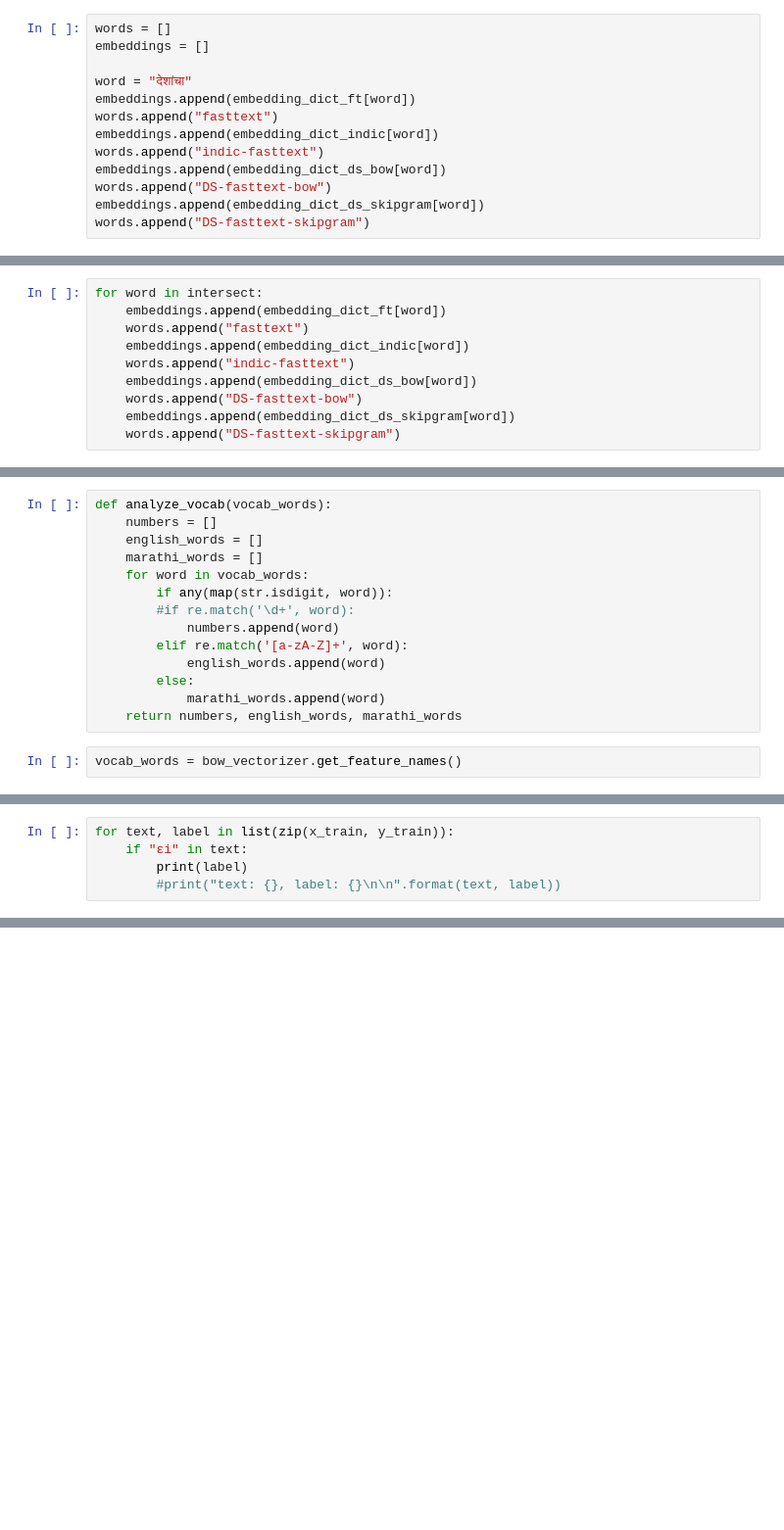
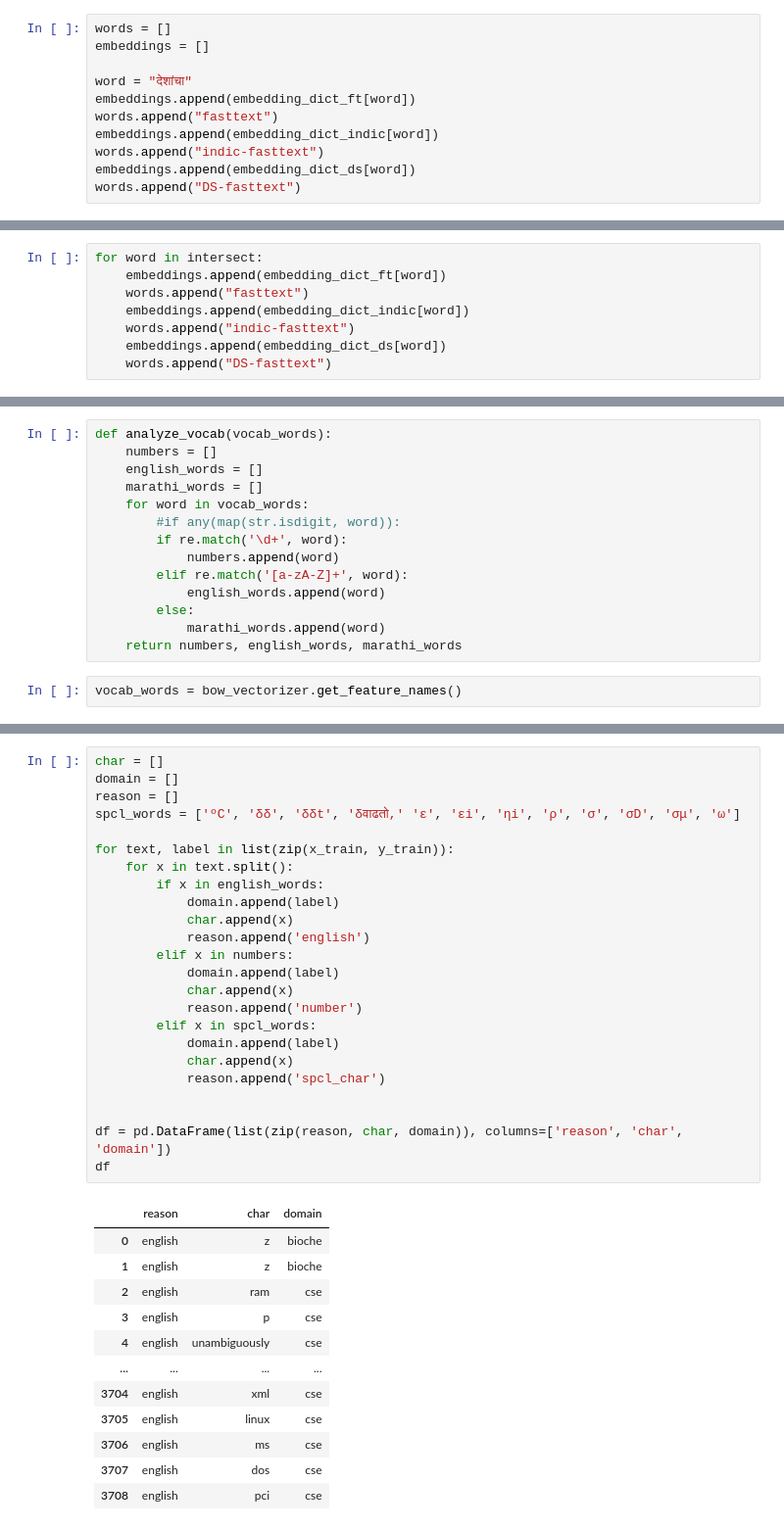
Before and after one commit to athrvkk/ICON-2020-TechDoFication, a Jupyter notebook: domain-adaptive-embeddings/analyze-embeddings.ipynb, the cells around one changed output, grey strips where cells are left out. Shown at 98% size. Saved outputs shown, nothing was run; the diff lists cells and outputs as text; blank space fills up the shorter version.

```diff
--- a/domain-adaptive-embeddings/analyze-embeddings.ipynb
+++ b/domain-adaptive-embeddings/analyze-embeddings.ipynb
@@ -250,7 +289,5 @@ embeddings.append(embedding_dict_ft[word])
 words.append("fasttext")
 embeddings.append(embedding_dict_indic[word])
 words.append("indic-fasttext")
-embeddings.append(embedding_dict_ds_bow[word])
-words.append("DS-fasttext-bow")
-embeddings.append(embedding_dict_ds_skipgram[word])
-words.append("DS-fasttext-skipgram")
+embeddings.append(embedding_dict_ds[word])
+words.append("DS-fasttext")
@@ -260,8 +303,6 @@ for word in intersect:
     words.append("fasttext")
     embeddings.append(embedding_dict_indic[word])
     words.append("indic-fasttext")
-    embeddings.append(embedding_dict_ds_bow[word])
-    words.append("DS-fasttext-bow")
-    embeddings.append(embedding_dict_ds_skipgram[word])
-    words.append("DS-fasttext-skipgram")
+    embeddings.append(embedding_dict_ds[word])
+    words.append("DS-fasttext")
 # %%
@@ -276,8 +317,8 @@ def analyze_vocab(vocab_words):
     english_words = []
     marathi_words = []
     for word in vocab_words:
-        if any(map(str.isdigit, word)):
-        #if re.match('\d+', word):
+        #if any(map(str.isdigit, word)):
+        if re.match('\d+', word):
             numbers.append(word)
         elif re.match('[a-zA-Z]+', word):
             english_words.append(word)
@@ -392,5 +340,0 @@ marathi_words[:30]
-# %%
-for text, label in list(zip(x_train, y_train)):
-    if "εi" in text:
-        print(label)
-        #print("text: {}, label: {}\n\n".format(text, label))
@@ -402,0 +353,37 @@ com_tech
+# %%
+char = []
+domain = []
+reason = []
+spcl_words = ['ºC', 'δδ', 'δδt', 'δवाढतो,' 'ε', 'εi', 'ηi', 'ρ', 'σ', 'σD', 'σμ', 'ω']
+
+for text, label in list(zip(x_train, y_train)):
+    for x in text.split():
+        if x in english_words:
+            domain.append(label)
+            char.append(x)
+            reason.append('english')
+        elif x in numbers:
+            domain.append(label)
+            char.append(x)
+            reason.append('number')
+        elif x in spcl_words:
+            domain.append(label)
+            char.append(x)
+            reason.append('spcl_char')
+
+
+df = pd.DataFrame(list(zip(reason, char, domain)), columns=['reason', 'char', 'domain'])
+df
+# %% [output]
+|  | reason | char | domain |
+| 0 | english | z | bioche |
+| 1 | english | z | bioche |
+| 2 | english | ram | cse |
+| 3 | english | p | cse |
+| 4 | english | unambiguously | cse |
+| ... | ... | ... | ... |
+| 3704 | english | xml | cse |
+| 3705 | english | linux | cse |
+| 3706 | english | ms | cse |
+| 3707 | english | dos | cse |
+| 3708 | english | pci | cse |
```
Also changed, not shown: parts of 46 cells of this notebook, 5 other files.
